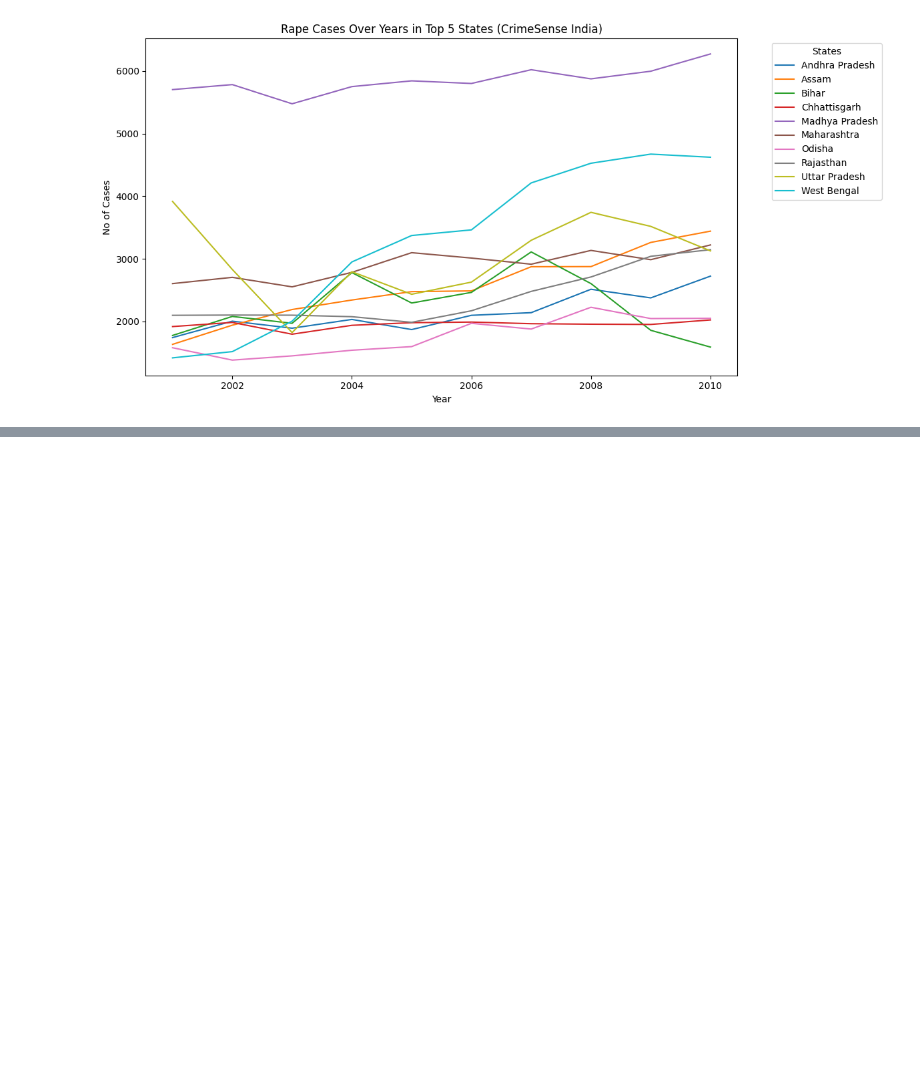
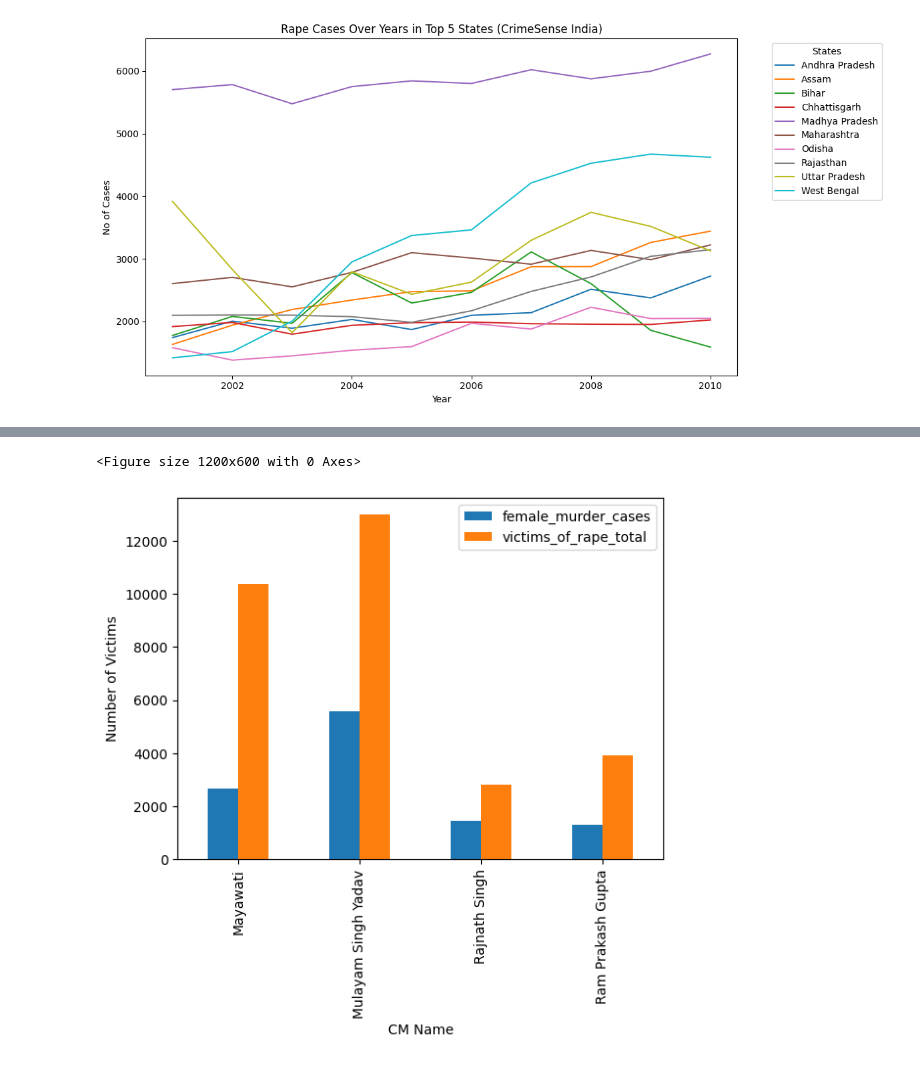
Before and after one commit to imsks/learning-ai, a Jupyter notebook: mini-projects/IndiaCrimeLens.ipynb, the cells around one changed output, grey strips where cells are left out. Cells and saved outputs as stored; diff of their text form; code cells hidden in the pictures; blank space fills up the shorter version.

```diff
--- a/mini-projects/IndiaCrimeLens.ipynb
+++ b/mini-projects/IndiaCrimeLens.ipynb
@@ -77,0 +271,10 @@ max_spike = rape_trends.loc[rape_trends.groupby('area_name')['victims_of_rape_to
+# %%
+plt.figure(figsize=(12, 6))
+# Make Bar Chart for CMs
+combined_df.groupby('cm_name')[['female_murder_cases', 'victims_of_rape_total']].sum().plot(kind='bar')
+plt.xlabel('CM Name')
+plt.ylabel('Number of Victims')
+plt.show()
+# %% [output]
+<Figure size 1200x600 with 0 Axes>
+[figure, added]
```
Also changed, not shown: parts of 4 cells of this notebook.
